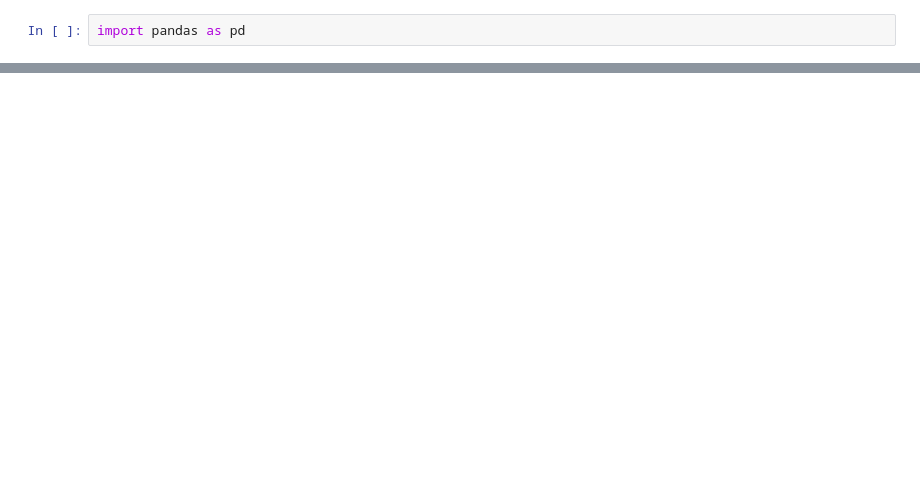
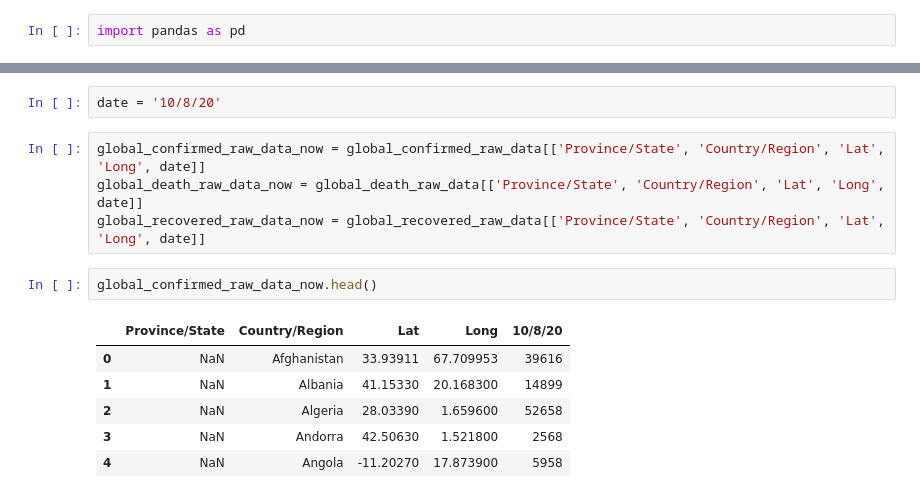
Before and after one commit to RedShuuu/Mix, a Jupyter notebook: covid_data_analysis.ipynb, the cells around one changed output, grey strips where cells are left out. Saved outputs shown, nothing was run; the diff lists cells and outputs as text; blank space fills up the shorter version.

```diff
--- a/covid_data_analysis.ipynb
+++ b/covid_data_analysis.ipynb
@@ -36,0 +36,15 @@ Name: location, Length: 212, dtype: int64
+# %%
+date = '10/8/20'
+# %%
+global_confirmed_raw_data_now = global_confirmed_raw_data[['Province/State', 'Country/Region', 'Lat', 'Long', date]]
+global_death_raw_data_now = global_death_raw_data[['Province/State', 'Country/Region', 'Lat', 'Long', date]]
+global_recovered_raw_data_now = global_recovered_raw_data[['Province/State', 'Country/Region', 'Lat', 'Long', date]]
+# %%
+global_confirmed_raw_data_now.head()
+# %% [output]
+|  | Province/State | Country/Region | Lat | Long | 10/8/20 |
+| 0 | NaN | Afghanistan | 33.93911 | 67.709953 | 39616 |
+| 1 | NaN | Albania | 41.15330 | 20.168300 | 14899 |
+| 2 | NaN | Algeria | 28.03390 | 1.659600 | 52658 |
+| 3 | NaN | Andorra | 42.50630 | 1.521800 | 2568 |
+| 4 | NaN | Angola | -11.20270 | 17.873900 | 5958 |
```
Also changed, not shown: parts of 19 cells of this notebook.
